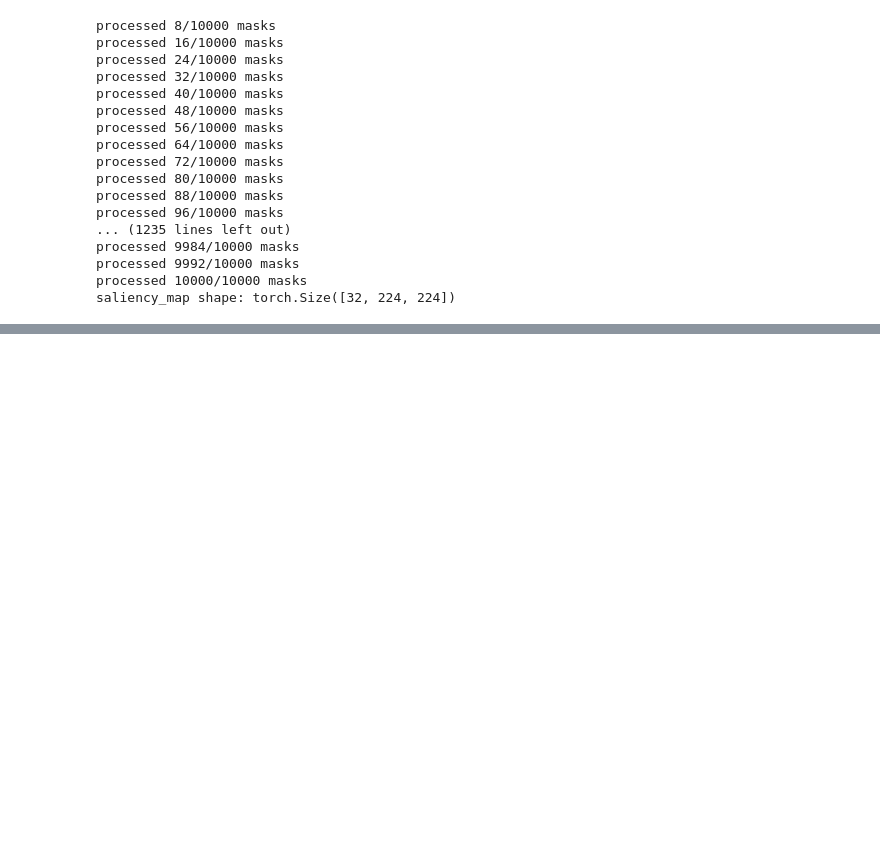
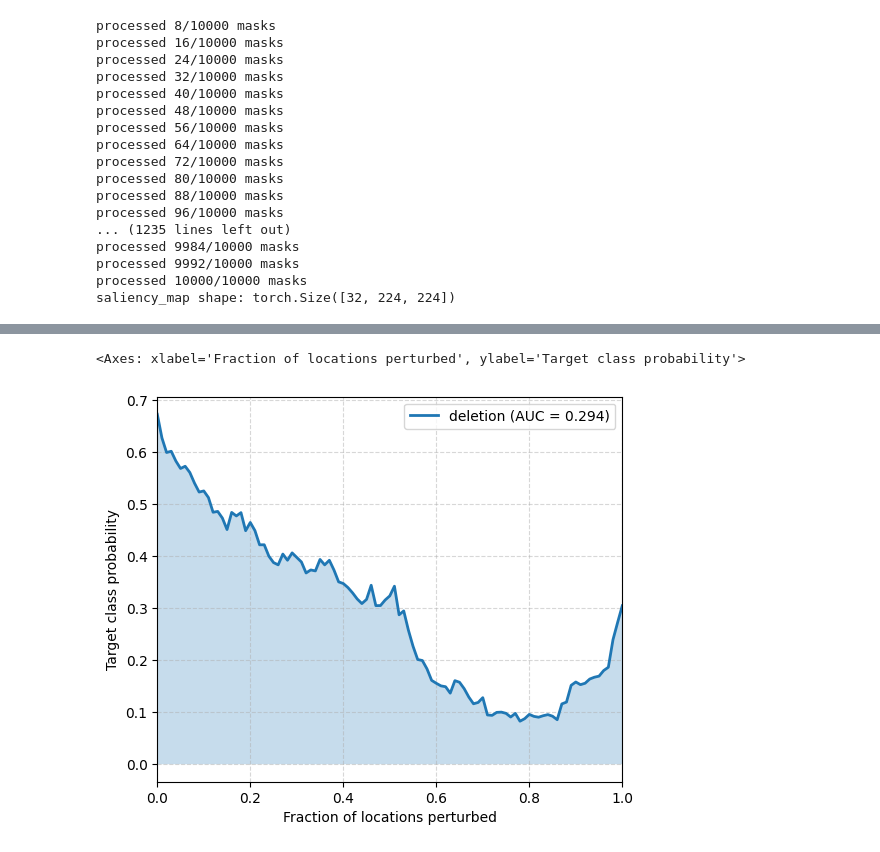
Before and after one commit to maxim-pre/violence-detection-dissertation, a Jupyter notebook: notebooks/09-RISE.ipynb, the cells around one changed output, grey strips where cells are left out. Cells and saved outputs as stored; diff of their text form; code cells hidden in the pictures; blank space fills up the shorter version.

Commit message:
build skeleton rise and update insertion/deletion auc class to allow skeleton saliency maps

```diff
--- a/notebooks/09-RISE.ipynb
+++ b/notebooks/09-RISE.ipynb
@@ -95,3 +96,11 @@ plot_gradcam_over_rgb(heatmap, rgb_frames, label, prediction, alpha=0.45)
 # plot video
 animation = animate_saliency_over_rgb(heatmap, rgb_frames, label, prediction)
 HTML(animation.to_jshtml())
+# %%
+from src.XAI.insertion_deletion_auc import AUC_TEST
+auc_test = AUC_TEST(model=model,data_type="image")
+fractions, scores, auc = auc_test.deletion(video_batch, saliency_map=heatmap)
+AUC_TEST.plot_auc_curve(fractions, scores, auc, "deletion")
+# %% [output]
+<Axes: xlabel='Fraction of locations perturbed', ylabel='Target class probability'>
+[figure, added]
```
Also changed, not shown: parts of 3 cells of this notebook, 10 other files.
